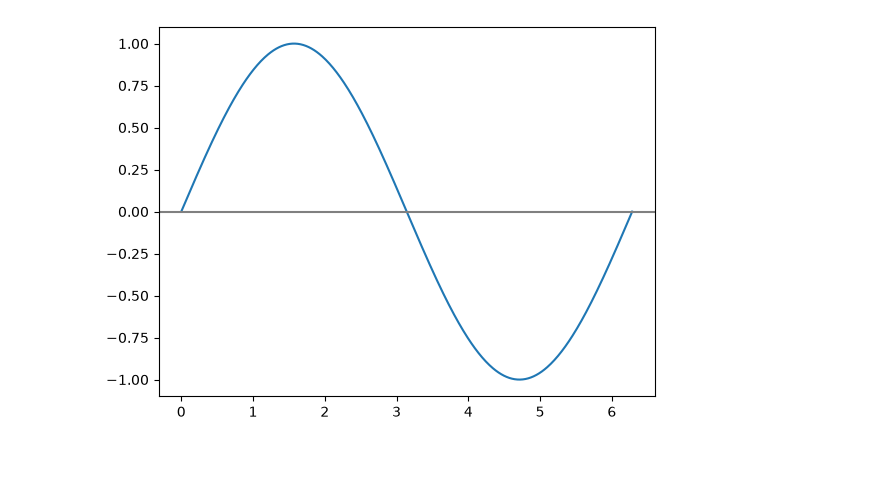
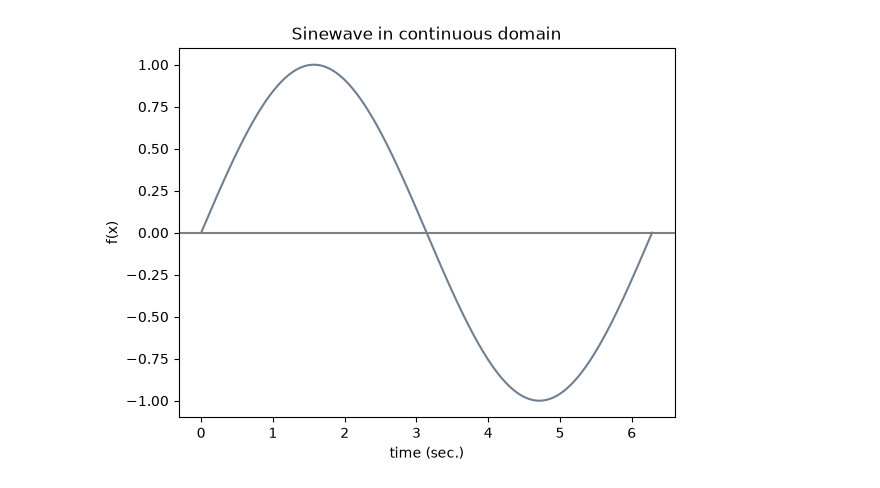
Before and after one commit to ciskavriezenga/CSD_26-27, a Jupyter notebook: csd2b/_02_session/sine_information.ipynb, the cells around one changed output. Saved outputs shown, nothing was run; the diff lists cells and outputs as text; code cells hidden in the pictures; blank space fills up the shorter version.

```diff
--- a/csd2b/_02_session/sine_information.ipynb
+++ b/csd2b/_02_session/sine_information.ipynb
@@ -10,13 +22,33 @@ Content below:
 # %%
-# foobar
-
 import numpy as np
 import matplotlib.pyplot as plt
+from cycler import cycler
 
-x = np.linspace(0, 2*np.pi, 500)
+# use custom colors in all examples, which better suit the 0.5 alpha in some examples
+color_cycle = cycler(color=["slategray", "deeppink", "aqua"])
 
+# Create the plot and force the color cycle on the current axes
+plt.figure()
+plt.gca().set_prop_cycle(color_cycle)
+
+"""
+numpy.linspace(start, stop, num=50)
+    num: int, optional
+    Number of samples to generate. Default is 50. Must be non-negative.
+see https://numpy.org/doc/stable/reference/generated/numpy.linspace.html
+"""
+
+# Generate x values, evenly spaced numbers (number of represented by num) over given interval [0, 2pi]
+x = np.linspace(0, 2 * np.pi, 500)
+
+# Generate plot for x representing [0, 2pi] and the sin function
 plt.plot(x, np.sin(x))
-plt.axhline(0, color="gray")
+
+plt.xlabel("time (sec.)")
+plt.ylabel("f(x)")
+plt.title("Sinewave in continuous domain")
+# display x axis and show plot
+plt.axhline(0, color = "gray")
 plt.show()
 # %% [output]
-[figure, old version]
+[figure, new version]
```
Also changed, not shown: parts of 10 cells of this notebook.
